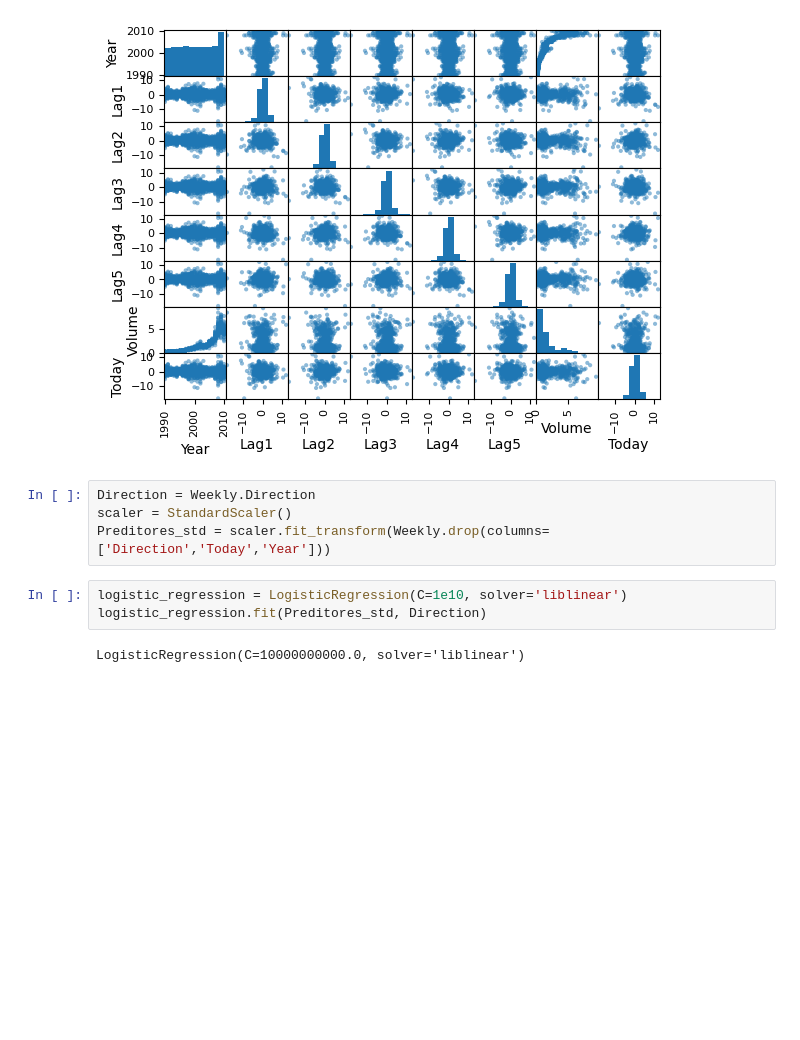
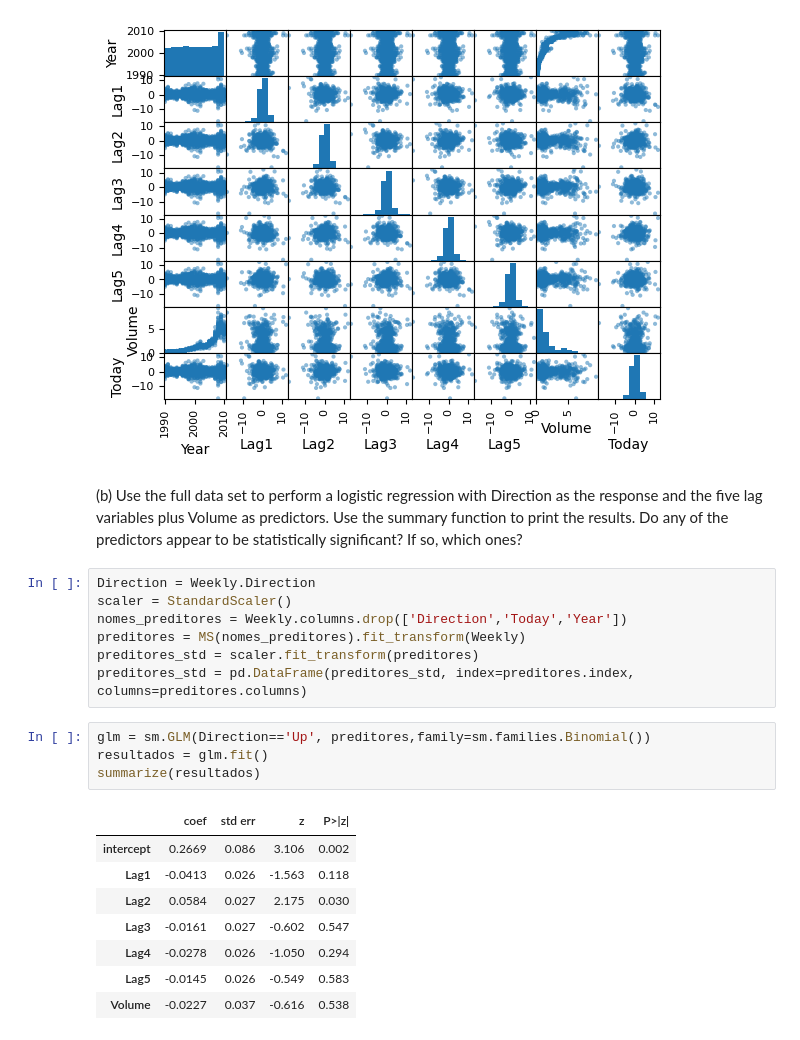
Before and after one commit to oliveira-silva-lucas/ISLP, a Jupyter notebook: Cap_04_Classification/Exercises/ex_cap_04_weekly.ipynb, the cells around one changed output. Saved outputs shown, nothing was run; the diff lists cells and outputs as text; blank space fills up the shorter version.

```diff
--- a/Cap_04_Classification/Exercises/ex_cap_04_weekly.ipynb
+++ b/Cap_04_Classification/Exercises/ex_cap_04_weekly.ipynb
@@ -109,12 +104,29 @@ plotar_boxplot(Weekly, 'Direction', (16,8))
 pd.plotting.scatter_matrix(Weekly);
 # %% [output]
 [figure]
+# %% [markdown]
+(b) Use the full data set to perform a logistic regression with
+Direction as the response and the five lag variables plus Volume
+as predictors. Use the summary function to print the results. Do
+any of the predictors appear to be statistically significant? If so,
+which ones?
 # %%
 Direction = Weekly.Direction
 scaler = StandardScaler()
-Preditores_std = scaler.fit_transform(Weekly.drop(columns=['Direction','Today','Year']))
+nomes_preditores = Weekly.columns.drop(['Direction','Today','Year'])
+preditores = MS(nomes_preditores).fit_transform(Weekly)
+preditores_std = scaler.fit_transform(preditores)
+preditores_std = pd.DataFrame(preditores_std, index=preditores.index, columns=preditores.columns)
 # %%
-logistic_regression = LogisticRegression(C=1e10, solver='liblinear')
-logistic_regression.fit(Preditores_std, Direction)
+glm = sm.GLM(Direction=='Up', preditores,family=sm.families.Binomial())
+resultados = glm.fit()
+summarize(resultados)
 # %% [output]
-LogisticRegression(C=10000000000.0, solver='liblinear')
+|  | coef | std err | z | P>|z| |
+| intercept | 0.2669 | 0.086 | 3.106 | 0.002 |
+| Lag1 | -0.0413 | 0.026 | -1.563 | 0.118 |
+| Lag2 | 0.0584 | 0.027 | 2.175 | 0.030 |
+| Lag3 | -0.0161 | 0.027 | -0.602 | 0.547 |
+| Lag4 | -0.0278 | 0.026 | -1.050 | 0.294 |
+| Lag5 | -0.0145 | 0.026 | -0.549 | 0.583 |
+| Volume | -0.0227 | 0.037 | -0.616 | 0.538 |
```
Also changed, not shown: parts of 22 cells of this notebook.
